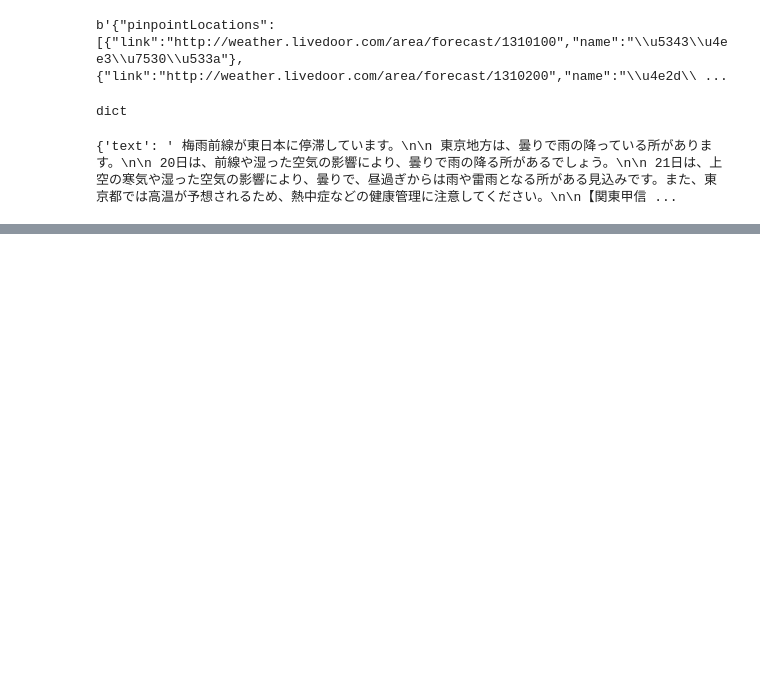
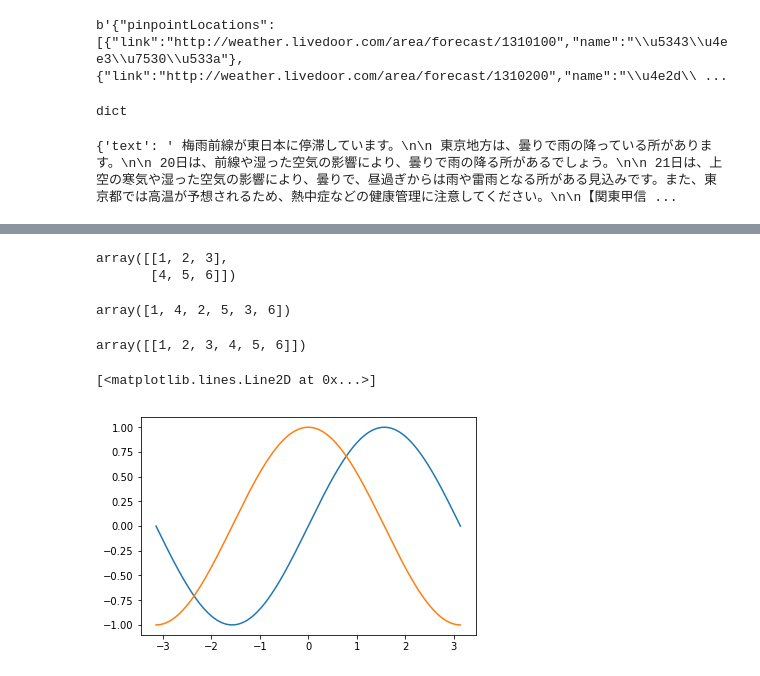
Before and after one commit to dais1111/FirstGitProject, a Jupyter notebook: lecture_5.ipynb, the cells around one changed output, grey strips where cells are left out. Drawn from its saved outputs; the diff is of its cells as text; code cells hidden in the pictures; blank space fills up the shorter version.

```diff
--- a/lecture_5.ipynb
+++ b/lecture_5.ipynb
@@ -189,0 +338,13 @@ print(wdat["description"])
+# %%
+a
+# %% [output]
+array([[1, 2, 3],
+       [4, 5, 6]])
+# %%
+a.T.ravel() #転置すると行方向に平坦化できる
+# %% [output]
+array([1, 4, 2, 5, 3, 6])
+# %%
+a.reshape(1,6)
+# %% [output]
+array([[1, 2, 3, 4, 5, 6]])
@@ -189,0 +354,9 @@ print(wdat["description"])
+# %%
+t = np.linspace(-np.pi, np.pi, 256, endpoint=True)
+c,s = np.cos(t), np.sin(t)
+# %%
+plt.plot(t,s)
+plt.plot(t,c)
+# %% [output]
+[<matplotlib.lines.Line2D at 0x...>]
+[figure, added]
```
Also changed, not shown: parts of 39 cells of this notebook, 3 other files.
